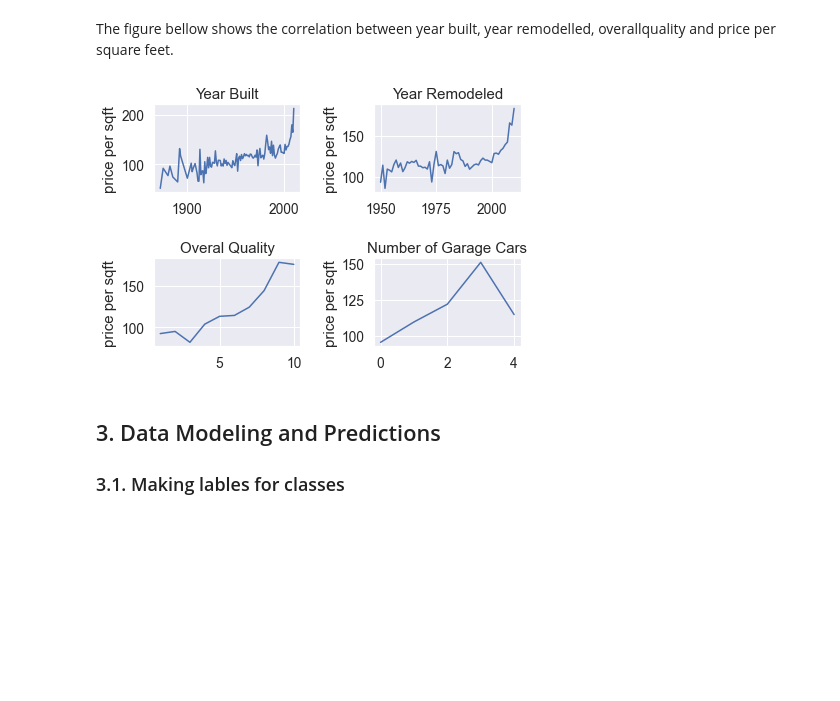
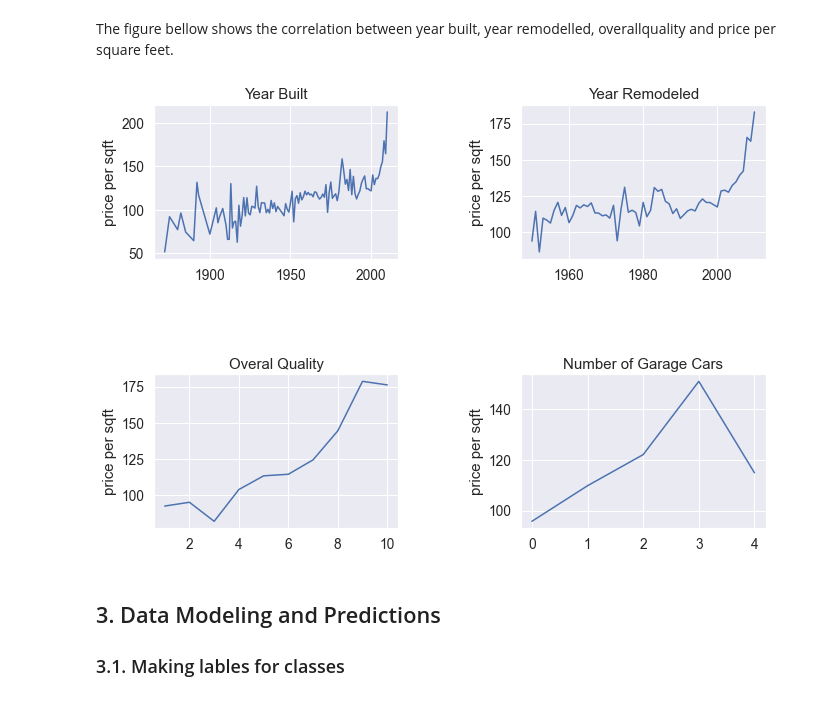
Before and after one commit to oscar-dif/ExamProject, a Jupyter notebook: house_prices.ipynb, the cells around one changed output. Drawn from its saved outputs; the diff is of its cells as text; code cells hidden in the pictures; blank space fills up the shorter version.

```diff
--- a/house_prices.ipynb
+++ b/house_prices.ipynb
@@ -444,34 +444,39 @@ dfgroupby_overallqual= df_clean.groupby("overallqual", as_index=False)["price_pe
 dfgroupby_garagecars= df_clean.groupby("garagecars", as_index=False)["price_per_sqft"].mean()
 
 plt.figure(1)
 plt.subplot(221)
 plt.plot(dfgroupby_yearbuilt.yearbuilt, dfgroupby_yearbuilt.price_per_sqft)
 plt.title('Year Built')
 plt.ylabel('price per sqft')
 
 plt.figure(1)
 plt.subplot(222)
 plt.plot(dfgroupby_yearremodad.yearremodadd, dfgroupby_yearremodad.price_per_sqft)
 plt.title('Year Remodeled')
 plt.ylabel('price per sqft')
 
 plt.figure(1)
 plt.subplot(223)
 plt.plot(dfgroupby_overallqual.overallqual, dfgroupby_overallqual.price_per_sqft)
 plt.title('Overal Quality')
 plt.ylabel('price per sqft')
 
 plt.figure(1)
 plt.subplot(224)
 plt.plot(dfgroupby_garagecars.garagecars, dfgroupby_garagecars.price_per_sqft)
 plt.title('Number of Garage Cars')
 plt.ylabel('price per sqft')
 
 plt.subplots_adjust(top=0.92, bottom=0.08, left=0.10, right=0.95, hspace=0.75,
                     wspace=0.50)
+
+f = plt.figure(1)
+f.set_figwidth(10)
+f.set_figheight(7)
+
 plt.show()
 # %% [output]
-[figure, old version]
+[figure, new version]
 # %% [markdown]
 ## 3. Data Modeling and Predictions
 
```
Also changed, not shown: parts of 15 cells of this notebook, 1 other file.
